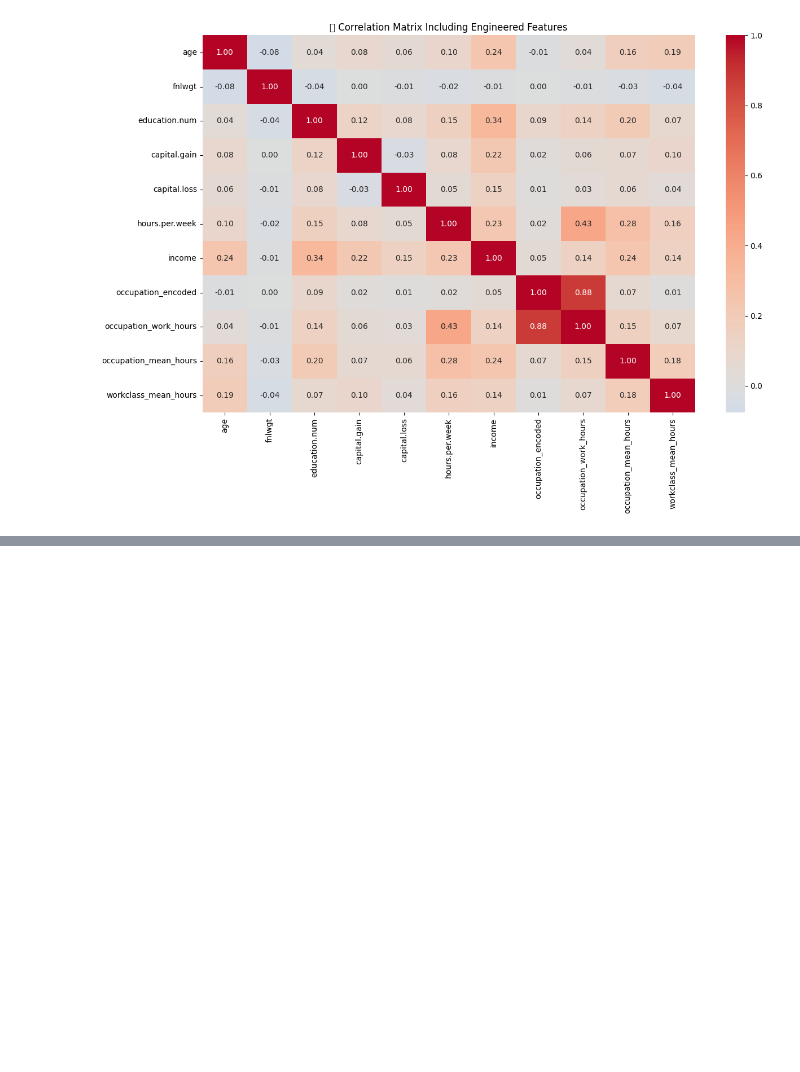
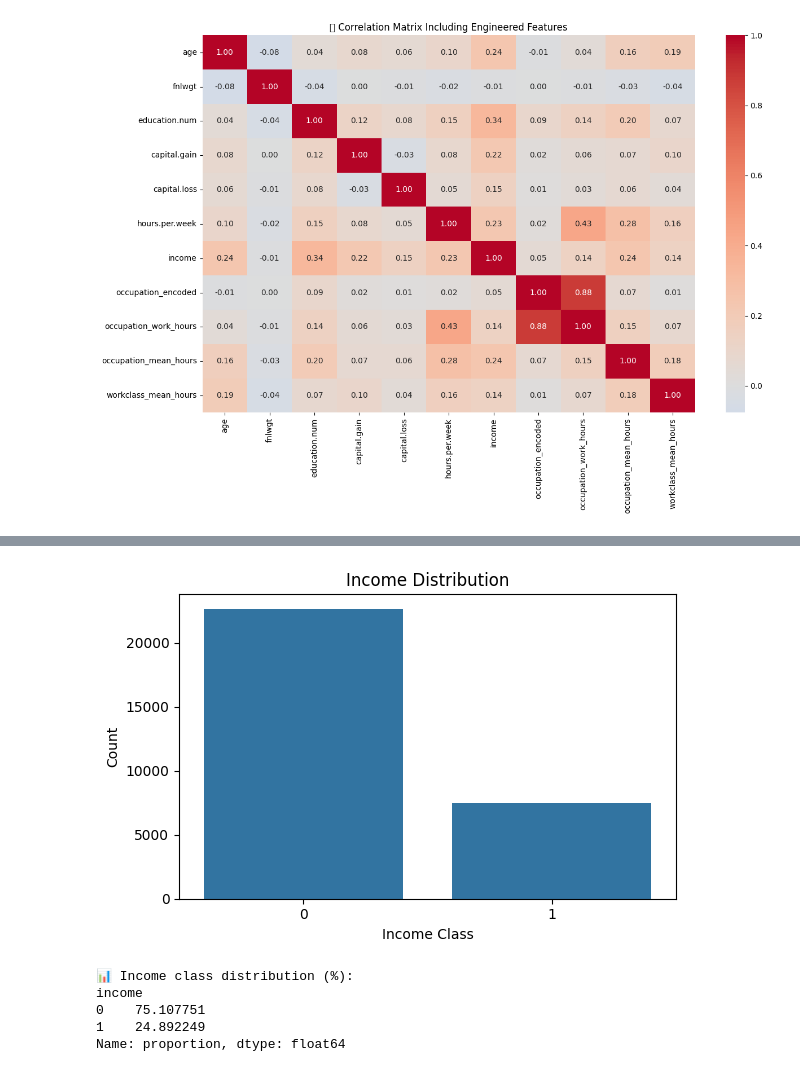
Before and after one commit to vijaivimu/SDS-CP034-incomeinsight, a Jupyter notebook: submissions/team-members/Vijai/03_week2_feature_eng.ipynb, the cells around one changed output, grey strips where cells are left out. Saved outputs shown, nothing was run; the diff lists cells and outputs as text; code cells hidden in the pictures; blank space fills up the shorter version.

Commit message:
Week2 question4

```diff
--- a/submissions/team-members/Vijai/03_week2_feature_eng.ipynb
+++ b/submissions/team-members/Vijai/03_week2_feature_eng.ipynb
@@ -198,3 +198,28 @@ df_cleaned[scale_cols].describe()
 | 50% | -1.094756e-01 | -4.757405e-02 | -7.773411e-02 | 4.092776e-01 | -3.514018e-01 | -3.027888e-01 | ... |
 | 75% | 6.518811e-01 | 1.128918e+00 | 3.396356e-01 | 4.323121e-01 | -3.514018e-01 | -3.027888e-01 | ... |
 | max | 3.925715e+00 | 2.305411e+00 | 4.847229e+00 | 1.814549e+00 | 4.065496e+00 | 3.683091e+00 | ... |
+# %%
+import seaborn as sns
+import matplotlib.pyplot as plt
+
+# Count plot for target variable
+plt.figure(figsize=(6, 4))
+sns.countplot(data=df_cleaned, x='income')
+plt.title("Income Distribution")
+plt.xlabel("Income Class")
+plt.ylabel("Count")
+plt.tight_layout()
+plt.savefig("charts/week2_q4_income_distribution.png", bbox_inches="tight")
+plt.show()
+
+# Display proportion
+income_counts = df_cleaned['income'].value_counts(normalize=True) * 100
+print("📊 Income class distribution (%):")
+print(income_counts)
+# %% [output]
+[figure, added]
+📊 Income class distribution (%):
+income
+0    75.107751
+1    24.892249
+Name: proportion, dtype: float64
```
Also changed, not shown: 2 other files.
